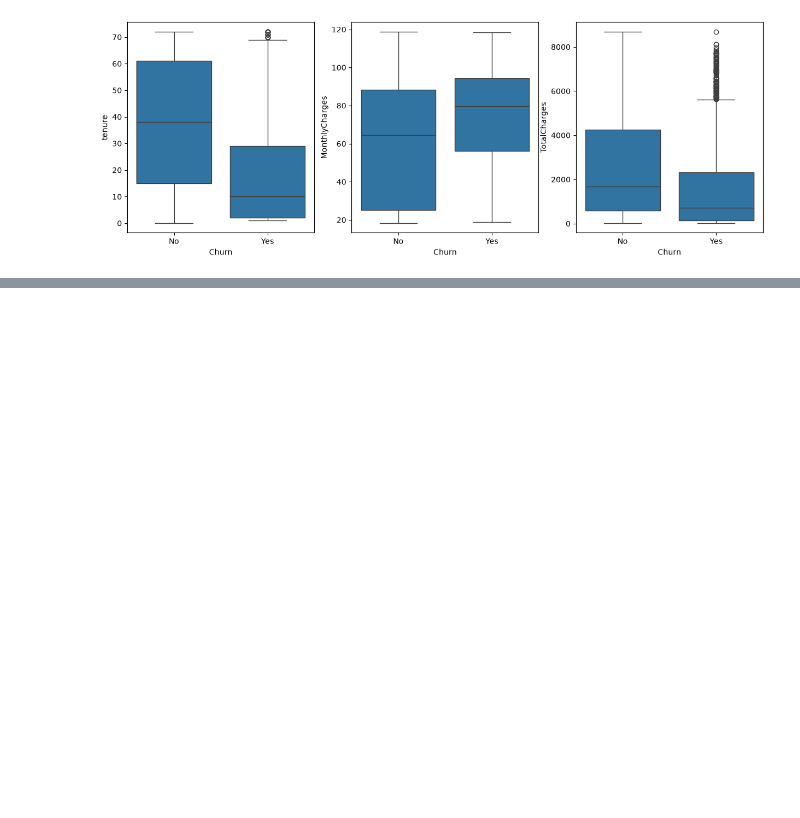
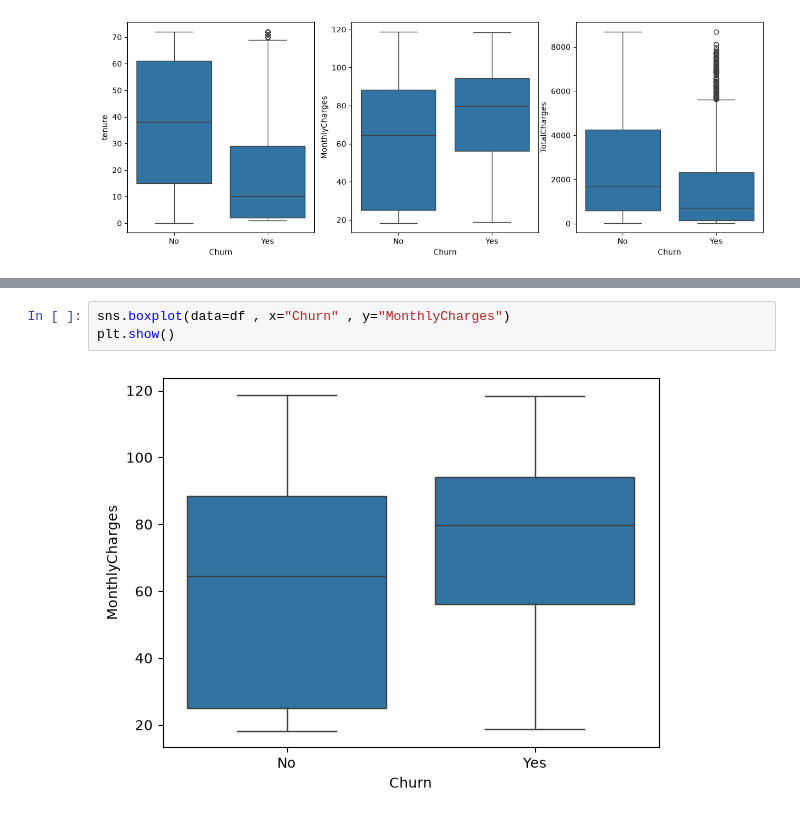
Before and after one commit to Maaahdi-Mohseni/customer-intelligence-platform, a Jupyter notebook: notebooks/01_data_exploration.ipynb, the cells around one changed output, grey strips where cells are left out. Drawn from its saved outputs; the diff is of its cells as text; blank space fills up the shorter version.

```diff
--- a/notebooks/01_data_exploration.ipynb
+++ b/notebooks/01_data_exploration.ipynb
@@ -64,0 +115,5 @@ sns.boxplot(x='Churn', y='TotalCharges', data=df, ax=axes[2])
+# %%
+sns.boxplot(data=df , x="Churn" , y="MonthlyCharges")
+plt.show()
+# %% [output]
+[figure, added]
```
Also changed, not shown: parts of 28 cells of this notebook.
